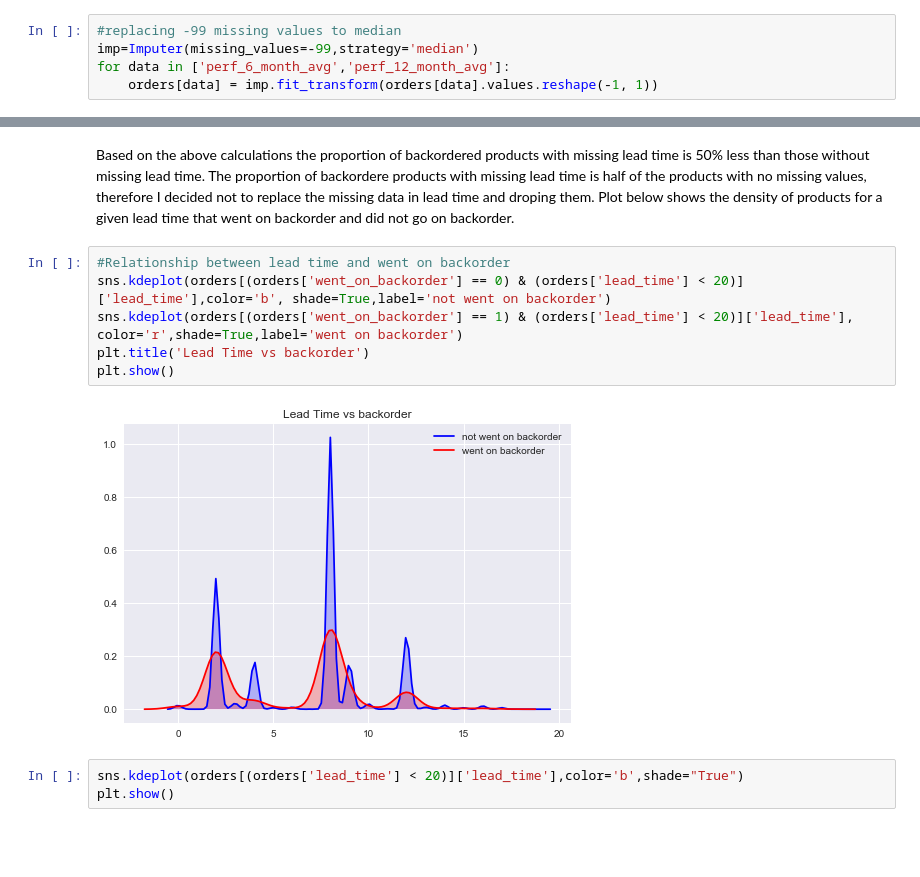
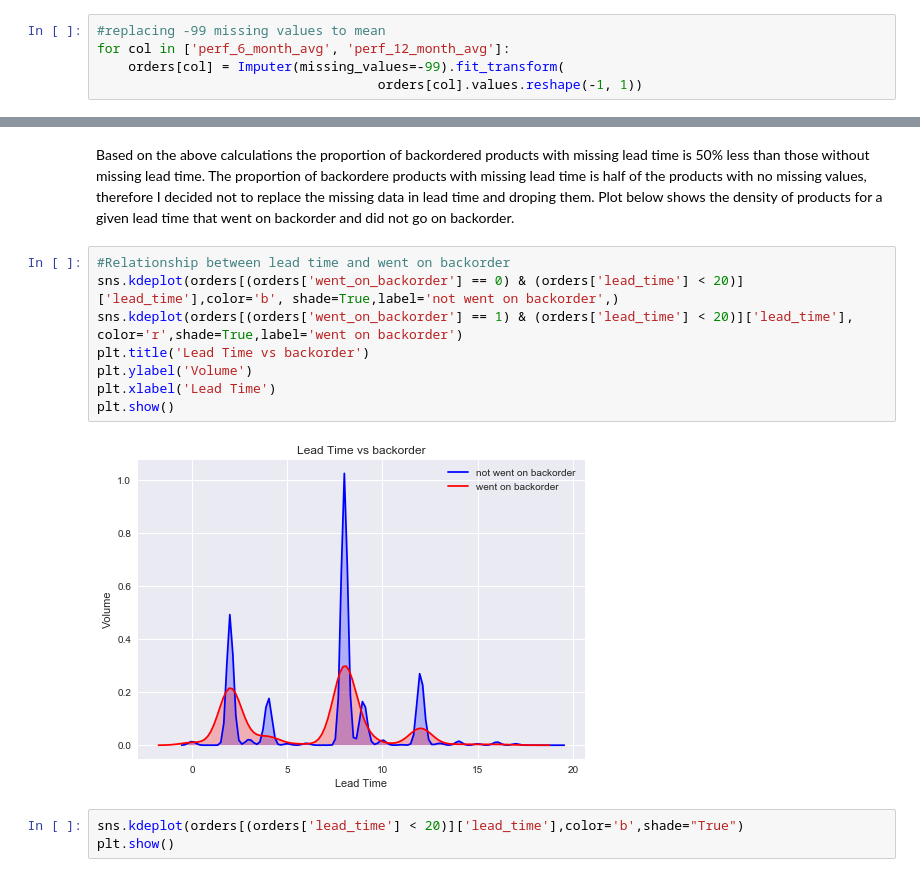
Before and after one commit to hedib/DataScienceProjects, a Jupyter notebook: project_Inventory/backorder.ipynb, the cells around one changed output, grey strips where cells are left out. Saved outputs shown, nothing was run; the diff lists cells and outputs as text; blank space fills up the shorter version.

```diff
--- a/project_Inventory/backorder.ipynb
+++ b/project_Inventory/backorder.ipynb
@@ -122,10 +122,10 @@ rev_stop                  0
 went_on_backorder         0
 dtype: int64
 # %%
-#replacing -99 missing values to median
-imp=Imputer(missing_values=-99,strategy='median')
-for data in ['perf_6_month_avg','perf_12_month_avg']:
-    orders[data] = imp.fit_transform(orders[data].values.reshape(-1, 1))
+#replacing -99 missing values to mean
+for col in ['perf_6_month_avg', 'perf_12_month_avg']:
+    orders[col] = Imputer(missing_values=-99).fit_transform(
+                                    orders[col].values.reshape(-1, 1))
 # %% [markdown]
 ### EDA
 # %% [markdown]
@@ -172,12 +177,14 @@ The proportion of backordere products with missing lead time is half of the prod
 Plot below shows the density of products for a given lead time that went on backorder and did not go on backorder.
 # %%
 #Relationship between lead time and went on backorder
-sns.kdeplot(orders[(orders['went_on_backorder'] == 0) & (orders['lead_time'] < 20)]['lead_time'],color='b', shade=True,label='not went on backorder')
+sns.kdeplot(orders[(orders['went_on_backorder'] == 0) & (orders['lead_time'] < 20)]['lead_time'],color='b', shade=True,label='not went on backorder',)
 sns.kdeplot(orders[(orders['went_on_backorder'] == 1) & (orders['lead_time'] < 20)]['lead_time'], color='r',shade=True,label='went on backorder')
 plt.title('Lead Time vs backorder')
+plt.ylabel('Volume')
+plt.xlabel('Lead Time')
 plt.show()
 # %% [output]
-[figure, old version]
+[figure, new version]
 # %%
 sns.kdeplot(orders[(orders['lead_time'] < 20)]['lead_time'],color='b',shade="True")
 plt.show()
```
Also changed, not shown: parts of 37 cells of this notebook.
